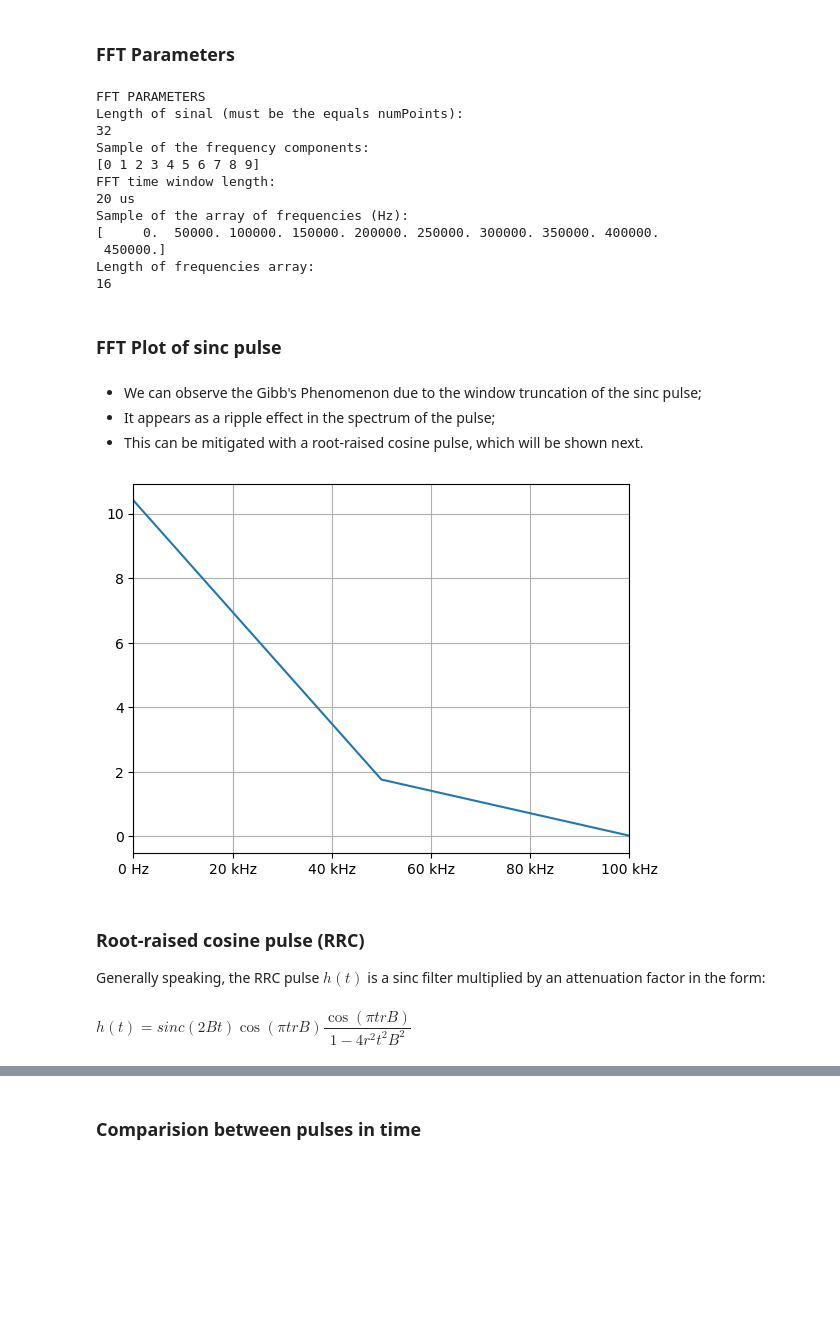
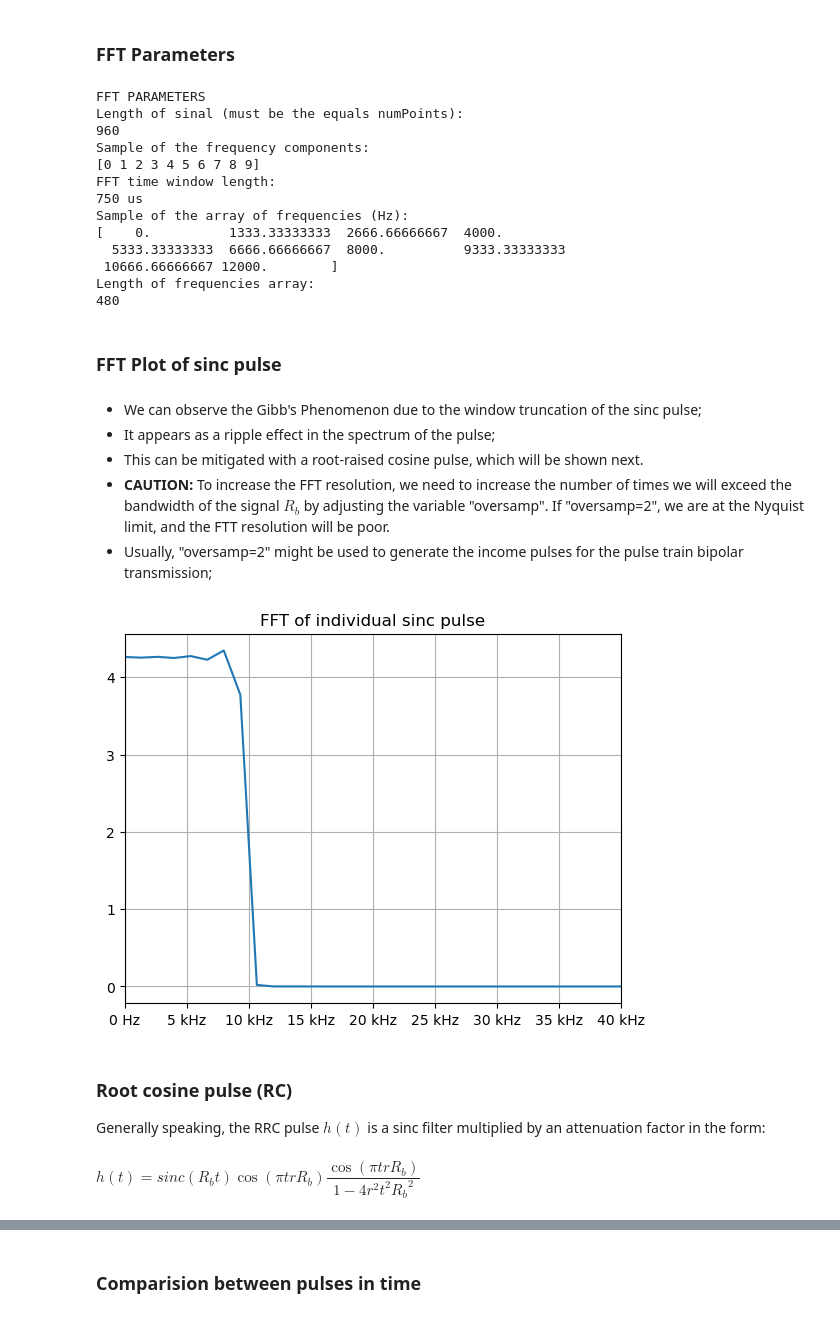
Before and after one commit to floose/py-ju-sea-dsp, a Jupyter notebook: ex1-rc-circ/LTSpice_Nyquist_pulse.ipynb, the cells around one changed output, grey strips where cells are left out. Drawn from its saved outputs; the diff is of its cells as text; code cells hidden in the pictures; blank space fills up the shorter version.

```diff
--- a/ex1-rc-circ/LTSpice_Nyquist_pulse.ipynb
+++ b/ex1-rc-circ/LTSpice_Nyquist_pulse.ipynb
@@ -38,19 +68,20 @@ $rect \left ( \dfrac{\omega}{B}\right ) =  \begin{cases}1 & -B/2 \geq \omega \ge
 # %%
 #initial parameters
-bw_Hz = 50e3 #bandwidth of pulse signal in Hz
-k = 32 #upsampling factor
-f_sampling = k*bw_Hz #sampling frequency
+Rb = 20e3 #Bandwidth of pulse signal in Hz
+k = 64 #upsampling factor (symbol period per sample)
+f_sampling = k*Rb #sampling frequency
 t_step = 1/f_sampling
-t_init = 0
+t_init = 0 #initial time of pulse
 #oversample for good resolution (choose one to keep only @upsampling factor)
-oversamp =1
-numPoints = oversamp*round(f_sampling/bw_Hz) #points per pulse
-t_end = numPoints*t_step #symbol period
+oversamp = 15
+numPoints = oversamp*round(f_sampling/Rb) #points per pulse of transmission
+t_end = numPoints*t_step #symbol period (end of pulse shape format)
 
 #time vector
 time = np.linspace(t_init,t_end,numPoints)
-t_disp = time.item(round(numPoints/2)) #time displacement of sinc pulse
-
+#time displacement of sinc pulse to put its max at the center of the window
+t_disp = t_end/2
+#t_disp = 4*(1/(2*Rb))
 print("BASIC TIME DATA FOR SINC PULSE")
 print("Time step:")
 print(Quantity(t_step,'s'))
@@ -61,9 +92,9 @@ print(time.size)
 print("Length of pulse in s (symbol period):")
 print(Quantity(t_end,'s'))
 print("Bandwidth of signal:")
-print(Quantity(bw_Hz,'Hz'))
+print(Quantity(Rb,'Hz'))
 print("Sampling Frequency / Bandwidth factor:")
-print(f_sampling*oversamp/bw_Hz)
+print("{}".format((int)(f_sampling*oversamp/Rb)) + " (no. of times we are above the Nyquist Limit)")
 print("Time displacement:")
 print(Quantity(t_disp,'s'))
 # %% [output]
@@ -85,7 +116,10 @@ Time displacement:
 # %% [markdown]
 ### Plot of sinc pulse in time domain
 # %%
-vsinc = np.sinc((2*bw_Hz)*(time-t_disp))
+vsinc = np.sinc(Rb*(time-t_disp))
+
+#Apply a hanning window function for better frequency resolution
+#vsinc = np.multiply(vsinc,np.hanning(len(vsinc)))
 
 fig, ax = plt.subplots()
 plt.plot(time,vsinc,label='SINC')
@@ -123,41 +157,45 @@ print(len(frequencies))
 # %% [output]
 FFT PARAMETERS
 Length of sinal (must be the equals numPoints):
-32
+960
 Sample of the frequency components:
 [0 1 2 3 4 5 6 7 8 9]
 FFT time window length:
-20 us
+750 us
 Sample of the array of frequencies (Hz):
-[     0.  50000. 100000. 150000. 200000. 250000. 300000. 350000. 400000.
- 450000.]
+[    0.          1333.33333333  2666.66666667  4000.
+  5333.33333333  6666.66666667  8000.          9333.33333333
+ 10666.66666667 12000.        ]
 Length of frequencies array:
-16
+480
 # %% [markdown]
 ### FFT Plot of sinc pulse
 # %% [markdown]
 * We can observe the Gibb's Phenomenon due to the window truncation of the sinc pulse;
 * It appears as a ripple effect in the spectrum of the pulse;
 * This can be mitigated with a root-raised cosine pulse, which will be shown next.
+* **CAUTION:** To increase the FFT resolution, we need to increase the number of times we will exceed the bandwidth of the signal $R_b$ by adjusting the variable "oversamp". If "oversamp=2", we are at the Nyquist limit, and the FTT resolution will be poor.
+* Usually, "oversamp=2" might be used to generate the income pulses for the pulse train bipolar transmission;
 # %%
 vsinc_fft = np.fft.fft(vsinc, norm="ortho") #scales the fft by 1/sqrt(N), where N is the lenght of signal
 frequencies = np.fft.fftfreq(vsinc.size,1/f_sampling) #gets the vector of positive frequencies
 
 fig, ax = plt.subplots()
 plt.plot(frequencies[:int(frequencies.size/2)],abs(vsinc_fft[:int(frequencies.size/2)])**2,label = "SINC") #plots power spectrum
 plt.gca().xaxis.set_major_formatter(mtick.FormatStrFormatter('%.0e')) #formats time axis to scientific notation
-plt.xlim([0,2*bw_Hz]) #defines frequency limit
+plt.xlim([0,2*Rb]) #defines frequency limit
 plt.grid()
+plt.title("FFT of individual sinc pulse")
 formatter0 = EngFormatter(unit='Hz')
 ax.xaxis.set_major_formatter(formatter0)
 # %% [output]
-[figure, old version]
+[figure, new version]
 # %% [markdown]
-### Root-raised cosine pulse (RRC)
+### Root cosine pulse (RC)
 
 Generally speaking, the RRC pulse $h(t)$ is a sinc filter multiplied by an attenuation factor in the form:
 # %% [markdown]
-$ h(t) = sinc(2Bt) \cos(\pi t r B) \dfrac{\cos(\pi t r B)}{1 - 4 r^2 t^2 B^2}$
+$ h(t) = sinc(R_bt) \cos(\pi t r R_b) \dfrac{\cos(\pi t r R_b)}{1 - 4 r^2 t^2 {R_b}^2}$
 # %% [markdown]
 Where:
 * $r$ is the roll-of factor that controls the ripple of the spectrum lobe, also its rate of decay;
```
Also changed, not shown: parts of 39 cells of this notebook, 1 other file.
